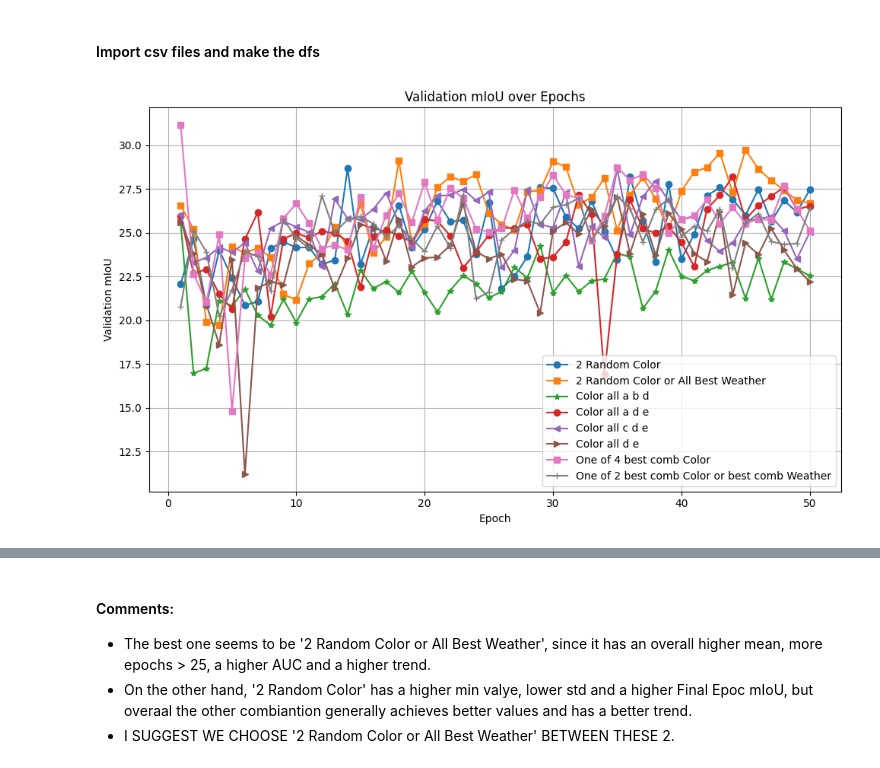
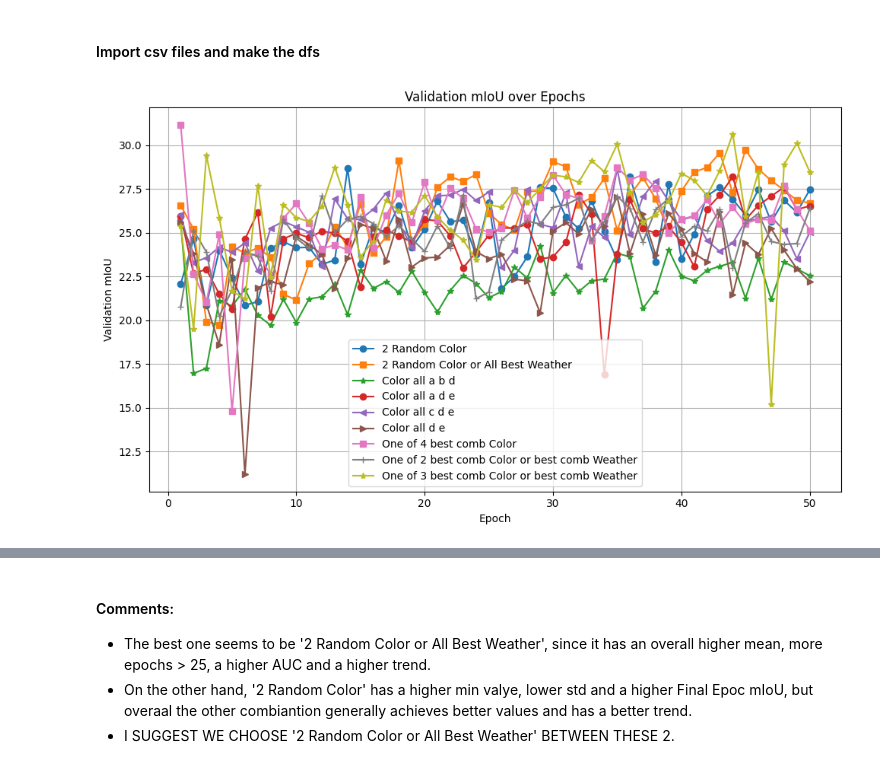
Before and after one commit to elisabettaroviera/MLDL-Project, a Jupyter notebook: 3b_comparison_best_augs_50_epochs.ipynb, the cells around one changed output, grey strips where cells are left out. Saved outputs shown, nothing was run; the diff lists cells and outputs as text; code cells hidden in the pictures.

Commit message:
new summary mious train

```diff
--- a/3b_comparison_best_augs_50_epochs.ipynb
+++ b/3b_comparison_best_augs_50_epochs.ipynb
@@ -16,7 +16,7 @@ df_color_cde = pd.read_csv('./Augmentations/100%/3b_GTA5_to_CITY_aug_color_c_d_e
 df_color_de = pd.read_csv('./Augmentations/100%/3b_GTA5_to_CITY_aug_color_d_e_100_percent.csv')
 df_color_oneof4 = pd.read_csv('./Augmentations/100%/3b_GTA5_to_CITY_aug_color_oneof_4_comb_100_percent.csv')
 df_color_weather_oneof3 = pd.read_csv('./Augmentations/100%/3b_GTA5_to_CITY_aug_color_weather_oneof_3_comb_100_percent.csv')
-#df_color_weather_oneof4 = pd.read_csv('./Augmentations/100%/3b_GTA5_to_CITY_aug_color_weather_oneof_4_comb_100_percent.csv')
+df_color_weather_oneof4 = pd.read_csv('./Augmentations/100%/3b_GTA5_to_CITY_aug_color_weather_oneof_4_comb_100_percent.csv')
 # %%
 # df Auro
 df_2_random_color =  pd.read_csv('./Augmentations/100%/3b_GTA5_to_CITY_augmented_color_2_random_tranforms_color_100_percent.csv')
@@ -39,36 +39,36 @@ val_miou_color_abd = df_color_abd['val_mIoU'][::-1].reset_index(drop=True)
 val_miou_color_ade = df_color_ade['val_mIoU'][::-1].reset_index(drop=True)
 val_miou_color_cde = df_color_cde['val_mIoU'][::-1].reset_index(drop=True)
 val_miou_color_de = df_color_de['val_mIoU'][::-1].reset_index(drop=True)
 val_miou_color_oneof4 = df_color_oneof4['val_mIoU'][::-1].reset_index(drop=True)
 val_miou_color_weather_oneof3 = df_color_weather_oneof3['val_mIoU'][::-1].reset_index(drop=True)
-#val_miou_color_weather_oneof4 = df_color_weather_oneof4['val_mIoU'][::-1].reset_index(drop=True)
+val_miou_color_weather_oneof4 = df_color_weather_oneof4['val_mIoU'][::-1].reset_index(drop=True)
 
 
 # Crea un asse delle epoche corretto (da 1 a 50)
 epochs = range(1, len(val_miou_2_random_color) + 1)
 
 # Plot
 plt.figure(figsize=(10, 6))
 
 plt.plot(epochs, val_miou_2_random_color, label='2 Random Color', marker='o')
 plt.plot(epochs, val_miou_2_random_color_or_all_best_weather, label='2 Random Color or All Best Weather', marker='s')
 plt.plot(epochs, val_miou_color_abd, label='Color all a b d', marker='*')
 plt.plot(epochs, val_miou_color_ade, label='Color all a d e', marker='o')
 plt.plot(epochs, val_miou_color_cde, label='Color all c d e', marker='<')
 plt.plot(epochs, val_miou_color_de, label='Color all d e', marker='>')
 plt.plot(epochs, val_miou_color_oneof4, label='One of 4 best comb Color', marker='s')
 plt.plot(epochs, val_miou_color_weather_oneof3, label='One of 2 best comb Color or best comb Weather', marker='+')
-#plt.plot(epochs, val_miou_color_weather_oneof4, label='One of 3 best comb Color or best comb Weather', marker='?')
+plt.plot(epochs, val_miou_color_weather_oneof4, label='One of 3 best comb Color or best comb Weather', marker='*')
 
 plt.title('Validation mIoU over Epochs')
 plt.xlabel('Epoch')
 plt.ylabel('Validation mIoU')
 plt.legend()
 plt.grid(True)
 plt.tight_layout()
 plt.show()
 # %% [output]
-[figure, old version]
+[figure, new version]
 # %%
 threshold = 25  # soglia più sensata per val_mIoU
 
```
Also changed, not shown: parts of 3 cells of this notebook, 2 other files.
